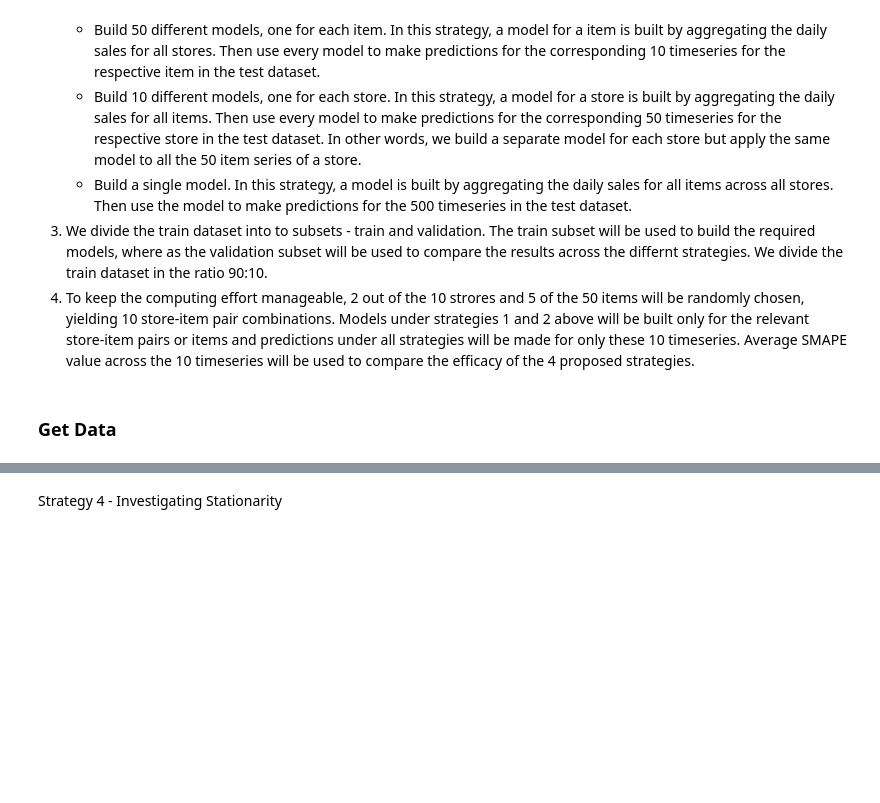
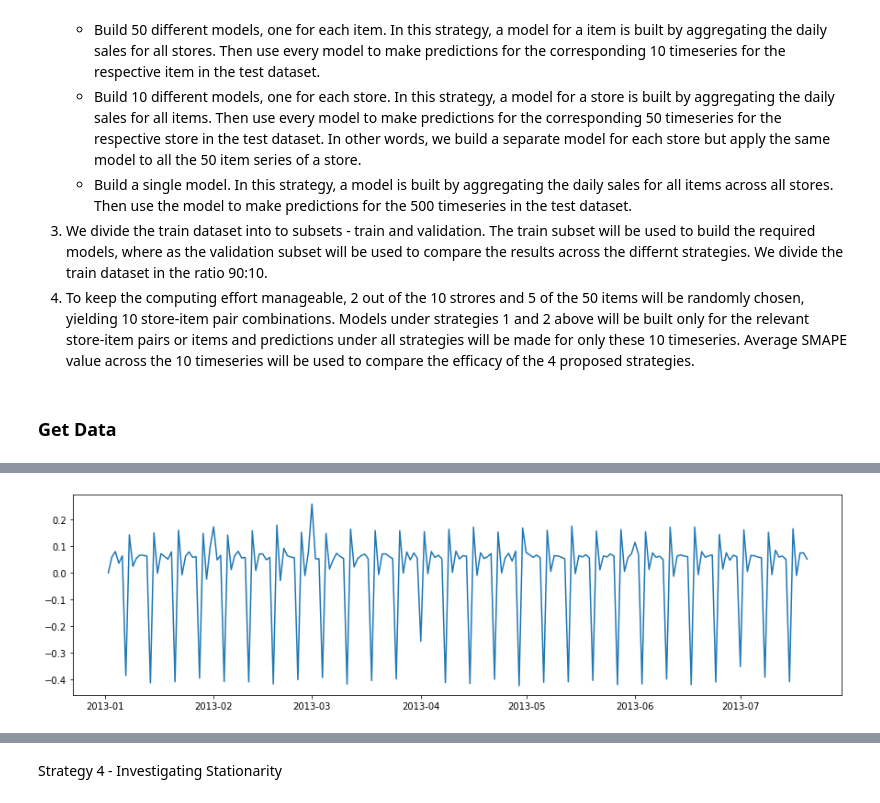
Before and after one commit to sanjeevgadre/Kaggle-Time-Series, a Jupyter notebook: SARIMA.ipynb, the cells around one changed output, grey strips where cells are left out. Cells and saved outputs as stored; diff of their text form; code cells hidden in the pictures; blank space fills up the shorter version.

```diff
--- a/SARIMA.ipynb
+++ b/SARIMA.ipynb
@@ -73,0 +54,8 @@ dailysales_df = dailysales.diff(7).dropna()
+# %%
+dailysales_all_1 = dailysales_all.diff().dropna()
+
+plt.figure(figsize = (15, 4))
+plt.plot(dailysales_all_1.index[:200], dailysales_all_1[:200])
+plt.show()
+# %% [output]
+[figure, added]
```
Also changed, not shown: parts of 28 cells of this notebook, 1 other file.
